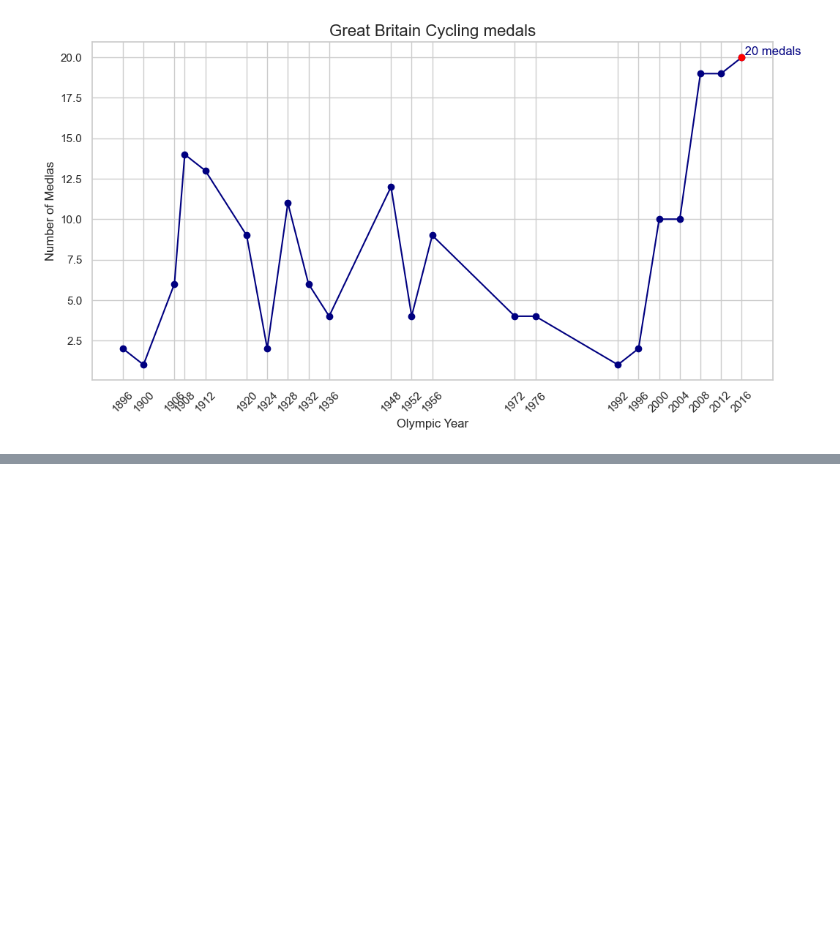
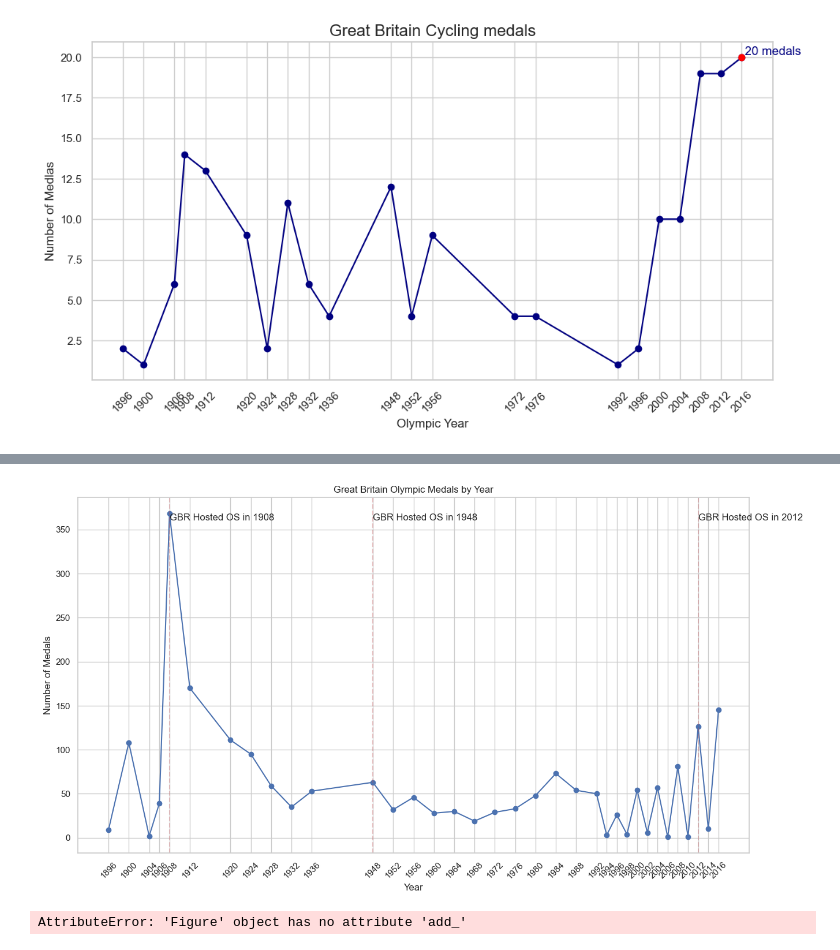
Before and after one commit to nabil0n/Databehandling-AI23-Isak-Andersson, a Jupyter notebook: Project/Local_tests.ipynb, the cells around one changed output, grey strips where cells are left out. Cells and saved outputs as stored; diff of their text form; code cells hidden in the pictures; blank space fills up the shorter version.

```diff
--- a/Project/Local_tests.ipynb
+++ b/Project/Local_tests.ipynb
@@ -123,0 +178,41 @@ plt.show()
+# %%
+medlas_per_year = gb_athletes.dropna(subset=['Medal']).groupby('Year').size()
+
+plt.figure(figsize=(15, 8))
+plt.plot(medlas_per_year.index, medlas_per_year.values, marker='o')
+
+host_years = [1908, 1948, 2012]
+for year in host_years:
+    plt.axvline(x=year, color='r', linestyle='--', alpha=0.3)
+    plt.text(year, max(medlas_per_year.values), f'GBR Hosted OS in {year}', verticalalignment='top', horizontalalignment='left')
+
+# for year in host_years:
+
+plt.title('Great Britain Olympic Medals by Year')
+plt.xlabel('Year')
+plt.ylabel('Number of Medals')
+plt.xticks(rotation=45)
+plt.xticks(medlas_per_year.index)
+plt.show()
+# %% [output]
+[figure, added]
+# %%
+medals_per_year = gb_athletes.dropna(subset=['Medal']).groupby('Year').size().reset_index(name='Count')
+
+host_years = [1908, 1948, 2012]
+
+fig = px.line(medals_per_year,
+            x='Year',
+            y='Count',
+            title='Great Britain Olympic Medals by Year and Hosted Years')
+fig.update_layout(xaxis=dict(tickangle=70,
+                            tickmode='array',
+                            tickvals=medals_per_year['Year'].unique(),
+                            ticktext=medals_per_year['Year'].unique())
+                )
+for year in host_years:
+    fig.add_vline(x=year, line_dash="dash", line_color="red", opacity=0.3)
+    fig.add_(year, max(medlas_per_year.values), f'GBR Hosted OS in {year}', verticalalignment='top', horizontalalignment='left')
+fig.show()
+# %% [output]
+AttributeError: 'Figure' object has no attribute 'add_'
```
Also changed, not shown: parts of 10 cells of this notebook, 2 other files.
